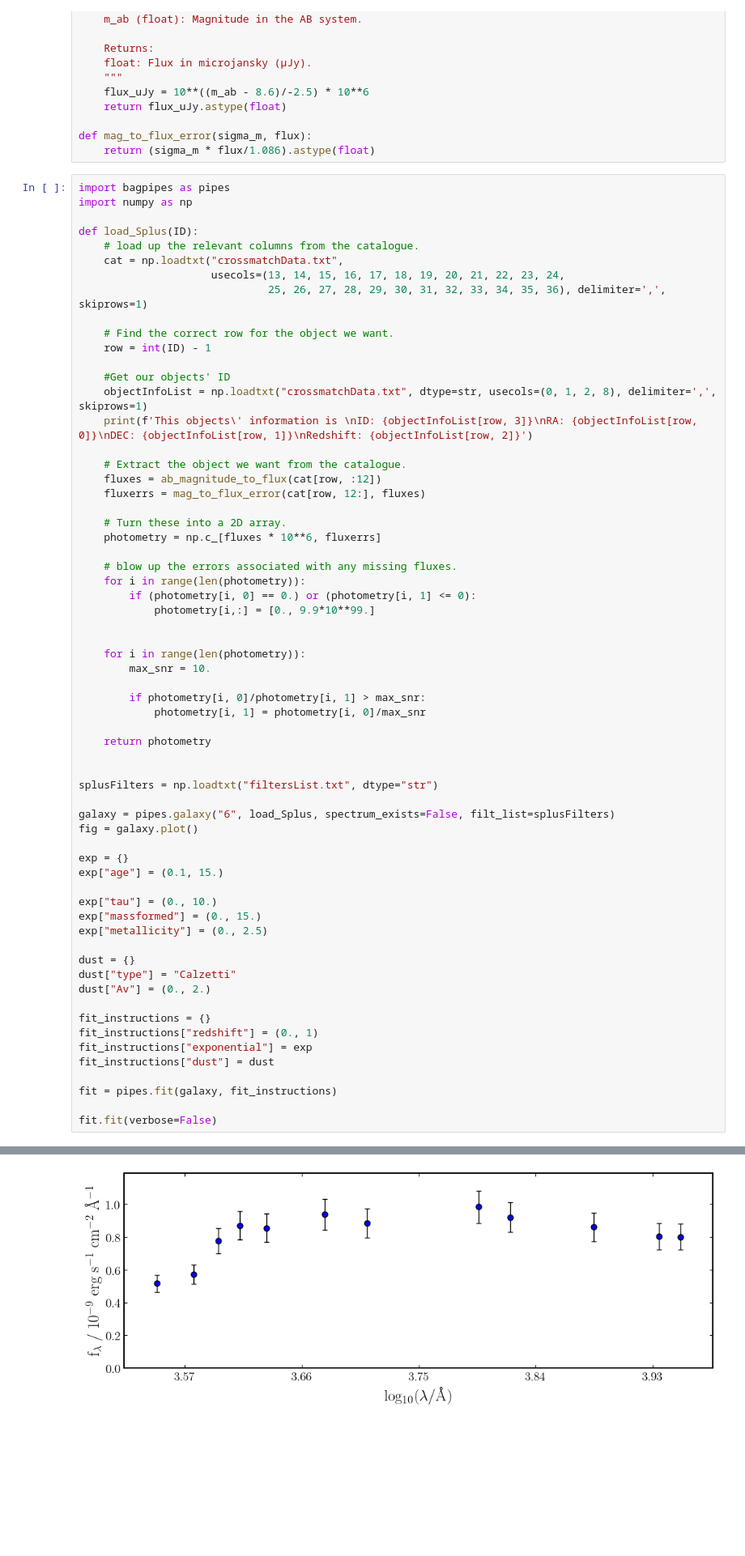
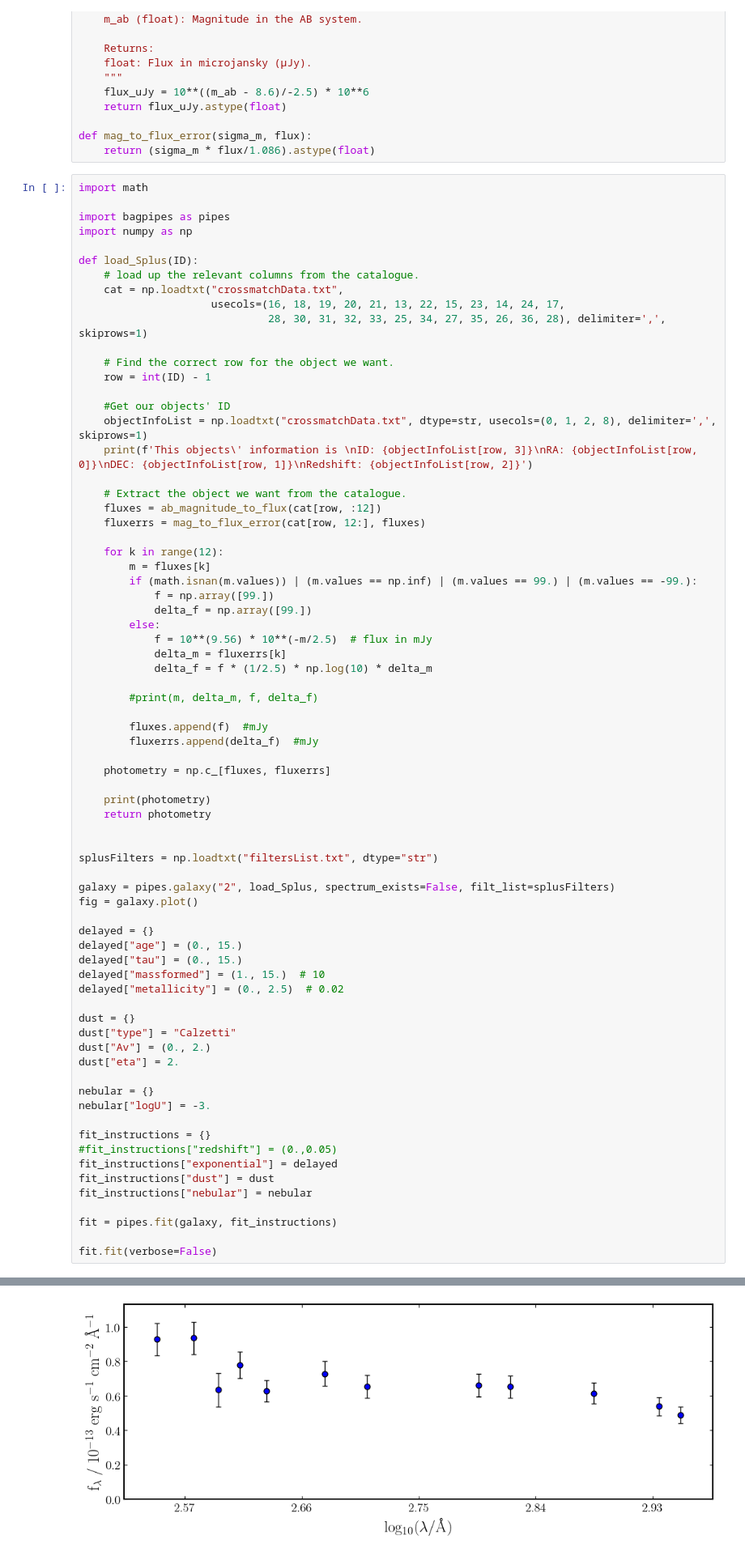
Before and after one commit to pedroand6/IC-2025, a Jupyter notebook: IC/SPLUS_Teste/TesteSPlus.ipynb, the cells around one changed output, grey strips where cells are left out. Shown at 81% size. Cells and saved outputs as stored; diff of their text form; blank space fills up the shorter version.

```diff
--- a/IC/SPLUS_Teste/TesteSPlus.ipynb
+++ b/IC/SPLUS_Teste/TesteSPlus.ipynb
@@ -108,14 +120,16 @@ def ab_magnitude_to_flux(m_ab):
 def mag_to_flux_error(sigma_m, flux):
     return (sigma_m * flux/1.086).astype(float)
 # %%
+import math
+
 import bagpipes as pipes
 import numpy as np
 
 def load_Splus(ID):
     # load up the relevant columns from the catalogue.
     cat = np.loadtxt("crossmatchData.txt",
-                     usecols=(13, 14, 15, 16, 17, 18, 19, 20, 21, 22, 23, 24,
-                              25, 26, 27, 28, 29, 30, 31, 32, 33, 34, 35, 36), delimiter=',', skiprows=1)
+                     usecols=(16, 18, 19, 20, 21, 13, 22, 15, 23, 14, 24, 17,
+                              28, 30, 31, 32, 33, 25, 34, 27, 35, 26, 36, 28), delimiter=',', skiprows=1)
 
     # Find the correct row for the object we want.
     row = int(ID) - 1
@@ -128,44 +142,51 @@ def load_Splus(ID):
     fluxes = ab_magnitude_to_flux(cat[row, :12])
     fluxerrs = mag_to_flux_error(cat[row, 12:], fluxes)
 
-    # Turn these into a 2D array.
-    photometry = np.c_[fluxes * 10**6, fluxerrs]
+    for k in range(12):
+        m = fluxes[k]
+        if (math.isnan(m.values)) | (m.values == np.inf) | (m.values == 99.) | (m.values == -99.):
+            f = np.array([99.])
+            delta_f = np.array([99.])
+        else:
+            f = 10**(9.56) * 10**(-m/2.5)  # flux in mJy
+            delta_m = fluxerrs[k]
+            delta_f = f * (1/2.5) * np.log(10) * delta_m
 
-    # blow up the errors associated with any missing fluxes.
-    for i in range(len(photometry)):
-        if (photometry[i, 0] == 0.) or (photometry[i, 1] <= 0):
-            photometry[i,:] = [0., 9.9*10**99.]
+        #print(m, delta_m, f, delta_f)
 
+        fluxes.append(f)  #mJy
+        fluxerrs.append(delta_f)  #mJy
 
-    for i in range(len(photometry)):
-        max_snr = 10.
+    photometry = np.c_[fluxes, fluxerrs]
 
-        if photometry[i, 0]/photometry[i, 1] > max_snr:
-            photometry[i, 1] = photometry[i, 0]/max_snr
-
+    print(photometry)
     return photometry
 
 
 splusFilters = np.loadtxt("filtersList.txt", dtype="str")
 
-galaxy = pipes.galaxy("6", load_Splus, spectrum_exists=False, filt_list=splusFilters)
+galaxy = pipes.galaxy("2", load_Splus, spectrum_exists=False, filt_list=splusFilters)
 fig = galaxy.plot()
 
-exp = {}
-exp["age"] = (0.1, 15.)
-
-exp["tau"] = (0., 10.)
-exp["massformed"] = (0., 15.)
-exp["metallicity"] = (0., 2.5)
+delayed = {}
+delayed["age"] = (0., 15.)
+delayed["tau"] = (0., 15.)
+delayed["massformed"] = (1., 15.)  # 10
+delayed["metallicity"] = (0., 2.5)  # 0.02
 
 dust = {}
 dust["type"] = "Calzetti"
 dust["Av"] = (0., 2.)
+dust["eta"] = 2.
+
+nebular = {}
+nebular["logU"] = -3.
 
 fit_instructions = {}
-fit_instructions["redshift"] = (0., 1)
-fit_instructions["exponential"] = exp
+#fit_instructions["redshift"] = (0.,0.05)
+fit_instructions["exponential"] = delayed
 fit_instructions["dust"] = dust
+fit_instructions["nebular"] = nebular
 
 fit = pipes.fit(galaxy, fit_instructions)
 
@@ -179 +200 @@ Redshift: 0.031569
-[figure, old version]
+[figure, new version]
```
Also changed, not shown: parts of 7 cells of this notebook, 42 other files.
